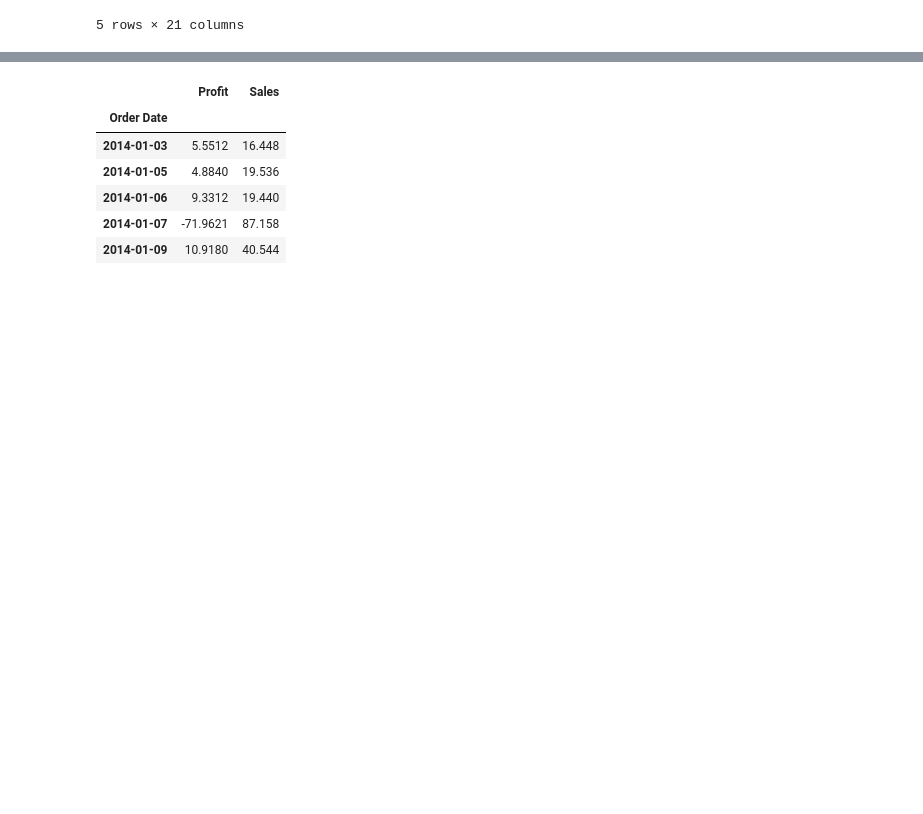
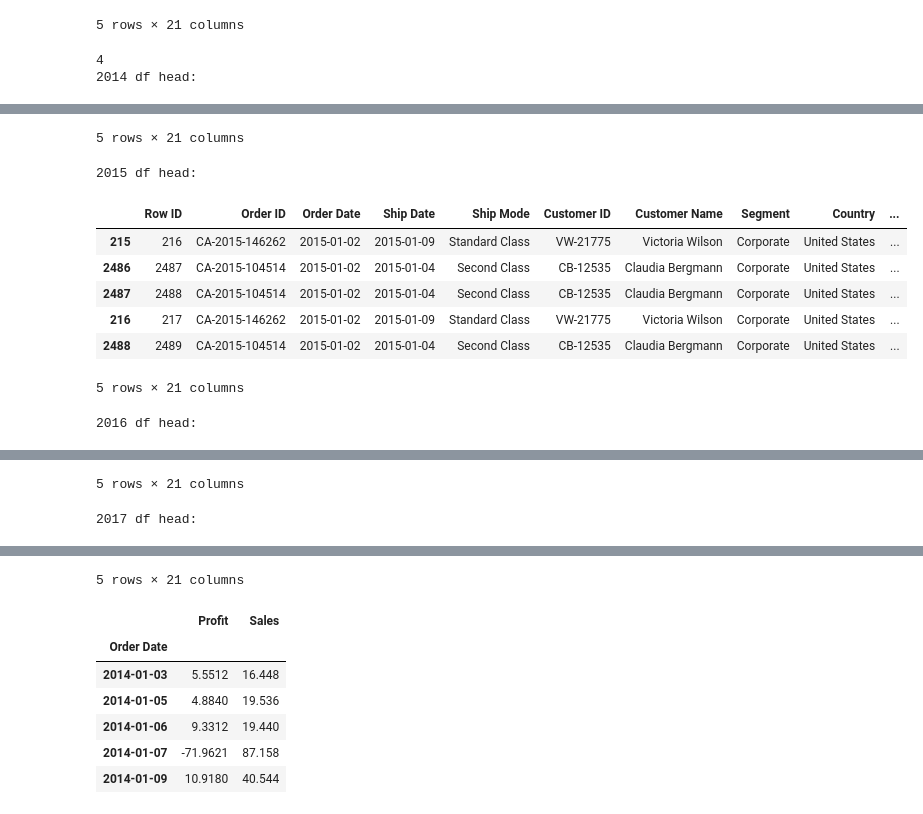
Before and after one commit to jgnibo/data_challenge_22x, a Jupyter notebook: src/notebooks/superstore_functions.ipynb, the cells around one changed output, grey strips where cells are left out. Saved outputs shown, nothing was run; the diff lists cells and outputs as text; code cells hidden in the pictures; blank space fills up the shorter version.

```diff
--- a/src/notebooks/superstore_functions.ipynb
+++ b/src/notebooks/superstore_functions.ipynb
@@ -65,3 +66,26 @@ home office df head:
 | 7476 | 7477 | CA-2014-167199 | 2014-01-06 | 2014-01-10 | Standard Class | ME-17320 | Maria Etezadi | Home Office | United States | ... |
 | 7474 | 7475 | CA-2014-167199 | 2014-01-06 | 2014-01-10 | Standard Class | ME-17320 | Maria Etezadi | Home Office | United States | ... |
 5 rows × 21 columns
+# %%
+df_yearly = df.groupby(df['Order Date'].dt.year)
+
+print(len(df_yearly.groups))
+
+df_2014 = df_yearly.get_group(list(df_yearly.groups.keys())[0])
+print("2014 df head:")
+display(df_2014.head())
+
+df_2015 = df_yearly.get_group(list(df_yearly.groups.keys())[1])
+print("2015 df head:")
+display(df_2015.head())
+
+df_2016 = df_yearly.get_group(list(df_yearly.groups.keys())[2])
+print("2016 df head:")
+display(df_2016.head())
+
+df_2017 = df_yearly.get_group(list(df_yearly.groups.keys())[3])
+print("2017 df head:")
+display(df_2017.head())
+# %% [output]
+4
+2014 df head:
@@ -67,0 +98,10 @@ home office df head:
+5 rows × 21 columns
+2015 df head:
+|  | Row ID | Order ID | Order Date | Ship Date | Ship Mode | Customer ID | Customer Name | Segment | Country | ... |
+| 215 | 216 | CA-2015-146262 | 2015-01-02 | 2015-01-09 | Standard Class | VW-21775 | Victoria Wilson | Corporate | United States | ... |
+| 2486 | 2487 | CA-2015-104514 | 2015-01-02 | 2015-01-04 | Second Class | CB-12535 | Claudia Bergmann | Corporate | United States | ... |
+| 2487 | 2488 | CA-2015-104514 | 2015-01-02 | 2015-01-04 | Second Class | CB-12535 | Claudia Bergmann | Corporate | United States | ... |
+| 216 | 217 | CA-2015-146262 | 2015-01-02 | 2015-01-09 | Standard Class | VW-21775 | Victoria Wilson | Corporate | United States | ... |
+| 2488 | 2489 | CA-2015-104514 | 2015-01-02 | 2015-01-04 | Second Class | CB-12535 | Claudia Bergmann | Corporate | United States | ... |
+5 rows × 21 columns
+2016 df head:
@@ -67,0 +114,2 @@ home office df head:
+5 rows × 21 columns
+2017 df head:
@@ -68,3 +122,4 @@ home office df head:
+5 rows × 21 columns
 # %%
 # Segmented aggregate sale/profit DataFrames - to be converted into quarterly info
 
```
Also changed, not shown: parts of 5 cells of this notebook, 14 other files.
